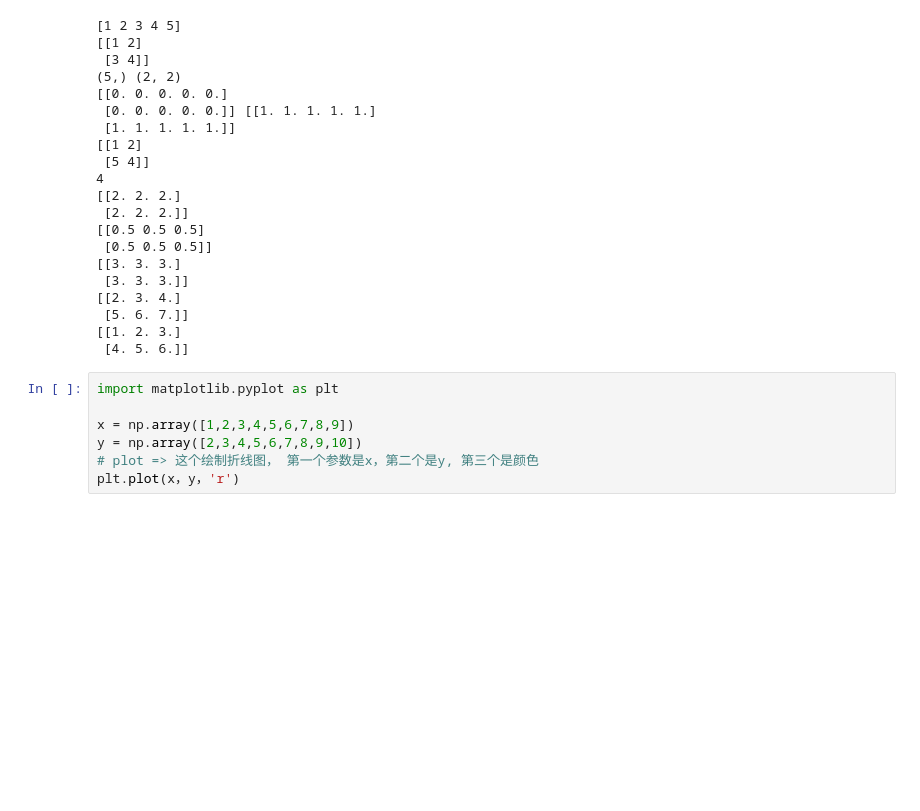
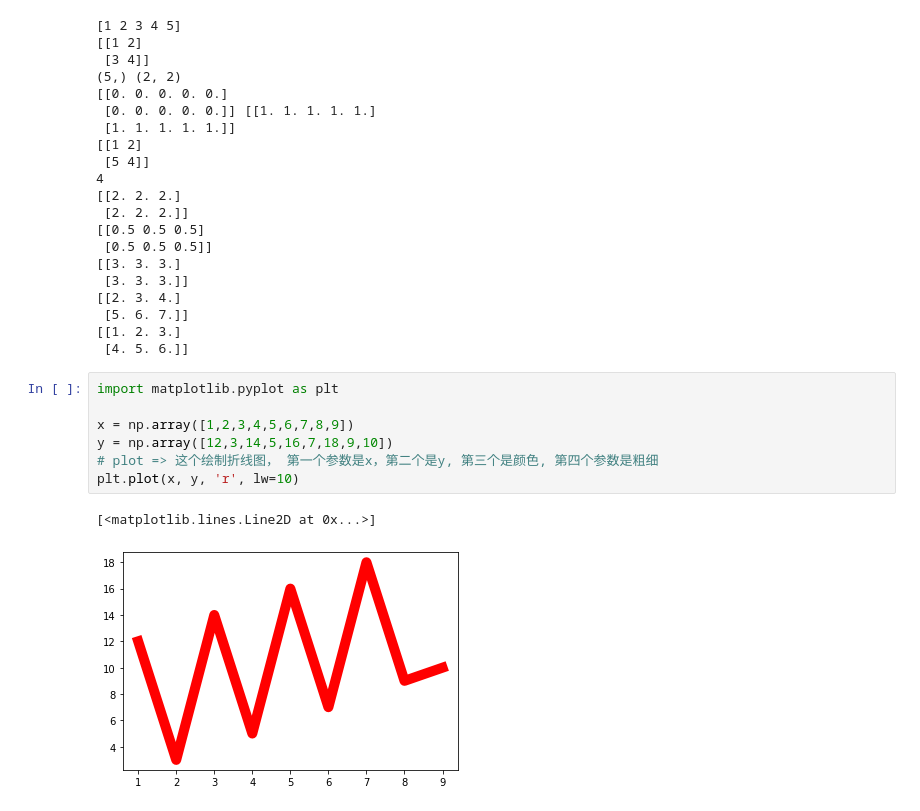
Before and after one commit to LinZikai1996/Tensorflow, a Jupyter notebook: MuKe/Numpy和Matplotlib模块.ipynb, the cells around one changed output. Cells and saved outputs as stored; diff of their text form; blank space fills up the shorter version.

```diff
--- a/MuKe/Numpy和Matplotlib模块.ipynb
+++ b/MuKe/Numpy和Matplotlib模块.ipynb
@@ -53,7 +53,10 @@ print(data3 * data4)
 # %%
 import matplotlib.pyplot as plt
 
 x = np.array([1,2,3,4,5,6,7,8,9])
-y = np.array([2,3,4,5,6,7,8,9,10])
-# plot => 这个绘制折线图， 第一个参数是x，第二个是y, 第三个是颜色
-plt.plot(x，y，'r')
+y = np.array([12,3,14,5,16,7,18,9,10])
+# plot => 这个绘制折线图， 第一个参数是x，第二个是y, 第三个是颜色, 第四个参数是粗细
+plt.plot(x, y, 'r', lw=10)
+# %% [output]
+[<matplotlib.lines.Line2D at 0x...>]
+[figure, added]
```
Also changed, not shown: parts of 1 cell of this notebook, 1 other file.
